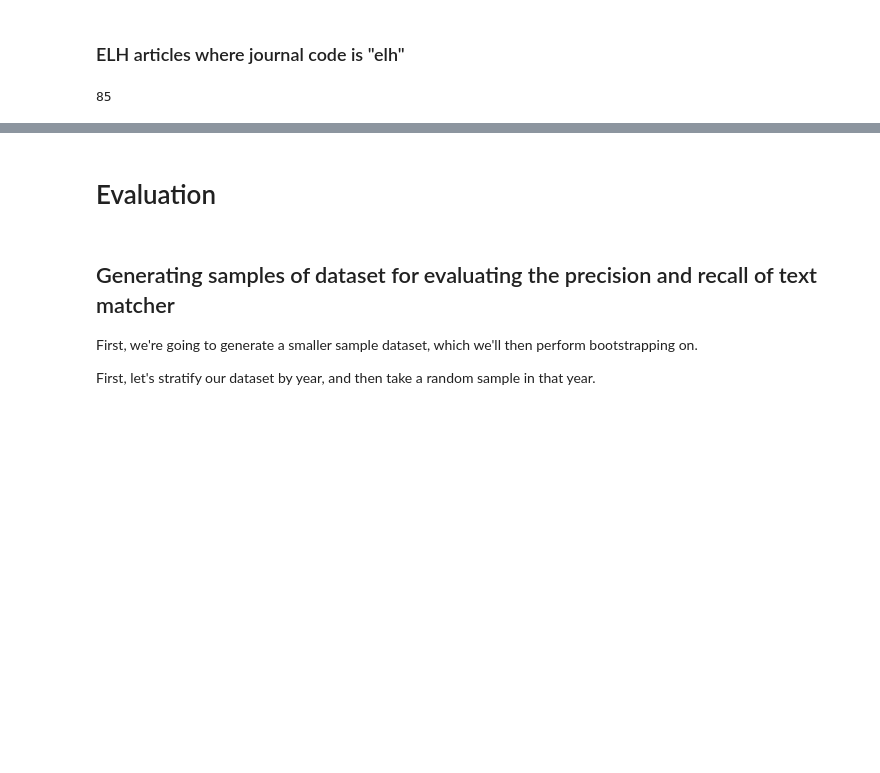
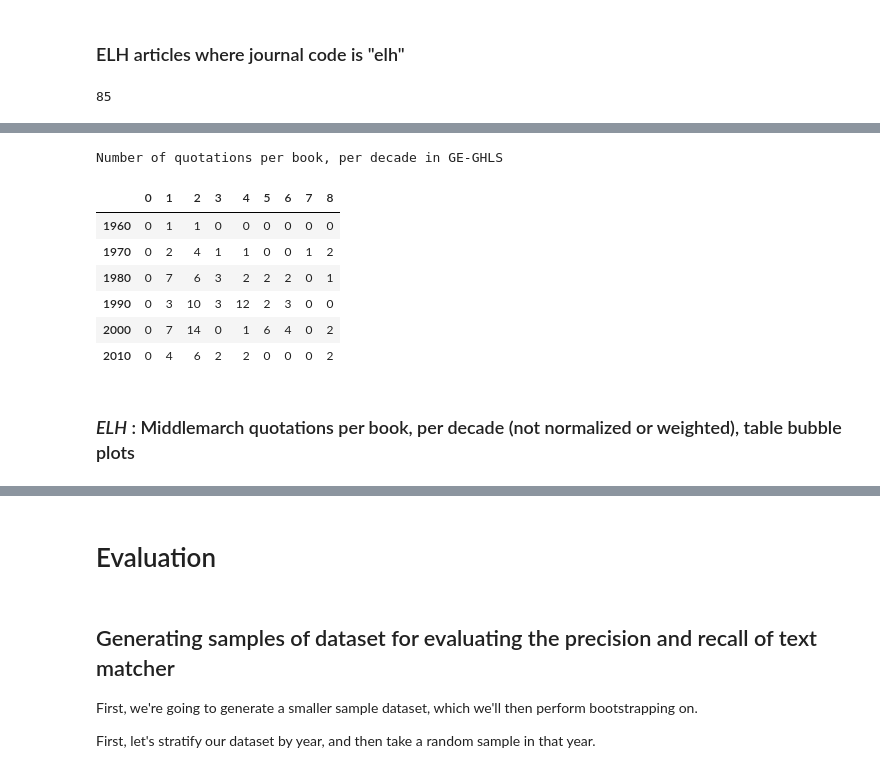
Before and after one commit to lit-mod-viz/middlemarch-critical-histories, a Jupyter notebook: notebooks/jstor-data-and-analysis.ipynb, the cells around one changed output, grey strips where cells are left out. Cells and saved outputs as stored; diff of their text form; code cells hidden in the pictures; blank space fills up the shorter version.

```diff
--- a/notebooks/jstor-data-and-analysis.ipynb
+++ b/notebooks/jstor-data-and-analysis.ipynb
@@ -1600,0 +1793,16 @@ len(elhJournalCodes)
+# %%
+# Raw quotation counts (not weighted by the number of words in the quoatation or normalized by decade)
+# Turning on useWordcounts makes it so that it's weighted by wordcount. Turning it off uses raw numbers of quotations.
+ELHbooksNotNormalizedNotWeightedDiaDF = diachronicAnalysis(elhJournalCodes, decades=(1960, 2020), bins=bookLocations,\
+                                                        useWordcounts=False, normalize=False).sort_index()
+print('Number of quotations per book, per decade in GE-GHLS')
+ELHbooksNotNormalizedNotWeightedDiaDF
+# %% [output]
+Number of quotations per book, per decade in GE-GHLS
+|  | 0 | 1 | 2 | 3 | 4 | 5 | 6 | 7 | 8 |
+| 1960 | 0 | 1 | 1 | 0 | 0 | 0 | 0 | 0 | 0 |
+| 1970 | 0 | 2 | 4 | 1 | 1 | 0 | 0 | 1 | 2 |
+| 1980 | 0 | 7 | 6 | 3 | 2 | 2 | 2 | 0 | 1 |
+| 1990 | 0 | 3 | 10 | 3 | 12 | 2 | 3 | 0 | 0 |
+| 2000 | 0 | 7 | 14 | 0 | 1 | 6 | 4 | 0 | 2 |
+| 2010 | 0 | 4 | 6 | 2 | 2 | 0 | 0 | 0 | 2 |
@@ -1600,0 +1816,2 @@ len(elhJournalCodes)
+# %% [markdown]
+### *ELH* : Middlemarch quotations per book, per decade (not normalized or weighted), table bubble plots
```
Also changed, not shown: parts of 52 cells of this notebook, 2 other files.
